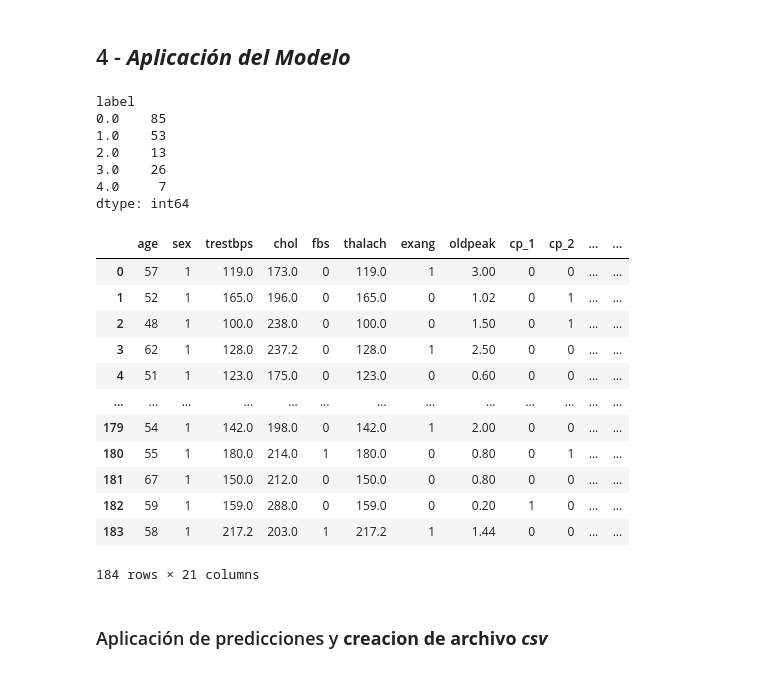
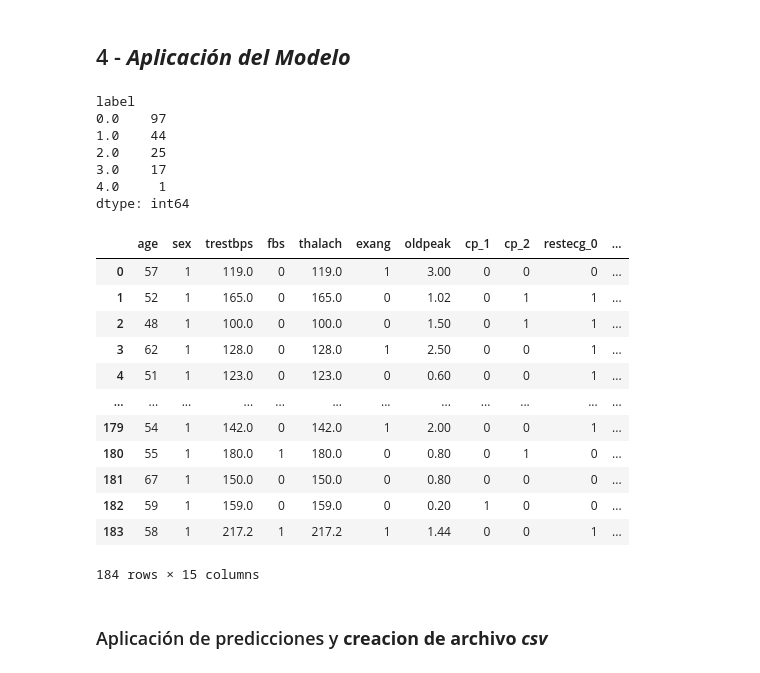
Before and after one commit to cmarty02/DATACADABRA_DataProject_3, a Jupyter notebook: data_raw/Data_Project_3_Cris.ipynb, the cells around one changed output. Saved outputs shown, nothing was run; the diff lists cells and outputs as text; code cells hidden in the pictures.

```diff
--- a/data_raw/Data_Project_3_Cris.ipynb
+++ b/data_raw/Data_Project_3_Cris.ipynb
@@ -421,7 +420,7 @@ float_cols = ['trestbps', 'chol', 'thalach', 'oldpeak']
 train_copy_b['chol'].replace(0, np.nan, inplace=True)
 
 # Step 1: Calculate the average 'chol' for each combination of age and gender
-average_chol = train_copy_b.groupby(['age', 'sex'])['chol'].mean()
+average_chol = train_copy_b.groupby(['age', 'sex'])['chol'].median()
 
 
 # Step 2: Fill in the missing values in the 'chol' column with the corresponding average value based on age and gender
@@ -1196,7 +1195,7 @@ test
 test_copy_a =  test.copy()
 
 # Step 1: Calculate the mode 'ca' for each age
-mode_ca_by_age = test_copy_a.groupby('age')['ca'].apply(lambda x: x.mode().iloc[0] if not x.mode().empty else None)
+mode_ca_by_age = test_copy_a.groupby('age')['ca'].max()
 
 # Fill in the missing values in the 'ca' column with the corresponding mode value based on age
 def fill_missing_ca(row):
@@ -1210,43 +1209,45 @@ test_copy_a['ca'] = test_copy_a.apply(fill_missing_ca, axis=1)
 
 #---------------------------
 # Step 2: Calculate the mode 'thal' for each age
-mode_thal_by_age = test_copy_a.groupby('age')['thal'].apply(lambda x: x.mode().iloc[0] if not x.mode().empty else None)
+mode_thal_by_age = test_copy_a.groupby('cp')['thal'].apply(lambda x: x.mode().iloc[0] if not x.mode().empty else None)
 
 # Fill in the missing values in the 'thal' column with the corresponding mode value based on age
 def fill_missing_thal(row):
     if pd.isnull(row['thal']):
-        age = row['age']
-        if age in mode_thal_by_age:
-            return mode_thal_by_age[age]
+        cp = row['cp']
+        if cp in mode_thal_by_age:
+            return mode_thal_by_age[cp]
     return row['thal']
 
 test_copy_a['thal'] = test_copy_a.apply(fill_missing_thal, axis=1)
 
-mode_slope_by_cp_restecg = test_copy_a.groupby(['cp', 'restecg'])['slope'].apply(lambda x: x.mode().iloc[0] if not x.mode().empty else np.nan)
 
 #---------------------------
+mode_slope_by_cp_restecg = test_copy_a.groupby(['exang', 'oldpeak'])['slope'].apply(lambda x: x.mode().iloc[0] if not x.mode().empty else np.nan)
+
+
 # Step 3: Fill in missing values in 'slope' based on the mode for the corresponding 'cp' and 'restecg' combination
 def fill_missing_slope(row):
     if pd.isnull(row['slope']):
-        cp = row['cp']
-        restecg = row['restecg']
-        if (cp, restecg) in mode_slope_by_cp_restecg:
-            return mode_slope_by_cp_restecg[(cp, restecg)]
+        exang = row['exang']
+        oldpeak = row['oldpeak']
+        if (exang, oldpeak) in mode_slope_by_cp_restecg:
+            return mode_slope_by_cp_restecg[(exang, oldpeak)]
     return row['slope']
 
 test_copy_a['slope'] = test_copy_a.apply(fill_missing_slope, axis=1)
 
 #---------------------------
 # Step 4: Group by 'cp' and 'age' and get the mode of 'fbs'
-mode_fbs_by_cp_age = test_copy_a.groupby(['age','cp'])['fbs'].apply(lambda x: x.mode().iloc[0] if not x.mode().empty else np.nan)
+mode_fbs_by_cp_age = test_copy_a.groupby(['sex','exang'])['fbs'].apply(lambda x: x.mode().iloc[0] if not x.mode().empty else np.nan)
 
 # Fill in missing values in 'fbs' based on the mode for the corresponding 'cp' and 'age' combination
 def fill_missing_fbs(row):
     if pd.isnull(row['fbs']):
-        cp = row['cp']
-        age = row['age']
-        if (cp, age) in mode_fbs_by_cp_age:
-            return mode_fbs_by_cp_age[(cp, age)]
+        exang = row['exang']
+        sex = row['sex']
+        if (exang, sex) in mode_fbs_by_cp_age:
+            return mode_fbs_by_cp_age[(exang, sex)]
     return row['fbs']
 
 test_copy_a['fbs'] = test_copy_a.apply(fill_missing_fbs, axis=1)
@@ -2047,51 +2032,51 @@ weighted avg       0.50      0.51      0.50       147
 # %%
 import pandas as pd
 
 # Copia del df TEST
-test_model = test_copy_b.copy()
+test_model = test_copy_dummy_d[selected_features].copy()
 
-#scaler = StandardScaler()
-#a = scaler.fit_transform(test_model)
+scaler = StandardScaler()
+a = scaler.fit_transform(test_model)
 
 # Agregar columna 'label' con las predicciones de LR
-#test_model['label'] = model_lr.predict(test_model)
+test_model['label'] = model_lr.predict(a)
 
 
 # Agregar columna 'label' con las predicciones de ADA BOOST
-test_model['label'] = ada_grid_search.predict(test_model)
+#test_model['label'] = ada_grid_search.predict(test_model)
 
 
 # Calcular la frecuencia de los valores de la variable 'label' usando groupby
 label_freq = test_model.groupby('label').size()
 
 print(label_freq)
 
 # Guardar el DataFrame modificado si es necesario
 test_model_csv = test_model
 
 # Mostrar el DataFrame modificado
 test_model
 # %% [output]
 label
-0.0    85
-1.0    53
-2.0    13
-3.0    26
-4.0     7
+0.0    97
+1.0    44
+2.0    25
+3.0    17
+4.0     1
 dtype: int64
-|  | age | sex | trestbps | chol | fbs | thalach | exang | oldpeak | cp_1 | cp_2 | ... | ... |
-| 0 | 57 | 1 | 119.0 | 173.0 | 0 | 119.0 | 1 | 3.00 | 0 | 0 | ... | ... |
-| 1 | 52 | 1 | 165.0 | 196.0 | 0 | 165.0 | 0 | 1.02 | 0 | 1 | ... | ... |
-| 2 | 48 | 1 | 100.0 | 238.0 | 0 | 100.0 | 0 | 1.50 | 0 | 1 | ... | ... |
-| 3 | 62 | 1 | 128.0 | 237.2 | 0 | 128.0 | 1 | 2.50 | 0 | 0 | ... | ... |
-| 4 | 51 | 1 | 123.0 | 175.0 | 0 | 123.0 | 0 | 0.60 | 0 | 0 | ... | ... |
-| ... | ... | ... | ... | ... | ... | ... | ... | ... | ... | ... | ... | ... |
-| 179 | 54 | 1 | 142.0 | 198.0 | 0 | 142.0 | 1 | 2.00 | 0 | 0 | ... | ... |
-| 180 | 55 | 1 | 180.0 | 214.0 | 1 | 180.0 | 0 | 0.80 | 0 | 1 | ... | ... |
-| 181 | 67 | 1 | 150.0 | 212.0 | 0 | 150.0 | 0 | 0.80 | 0 | 0 | ... | ... |
-| 182 | 59 | 1 | 159.0 | 288.0 | 0 | 159.0 | 0 | 0.20 | 1 | 0 | ... | ... |
-| 183 | 58 | 1 | 217.2 | 203.0 | 1 | 217.2 | 1 | 1.44 | 0 | 0 | ... | ... |
+|  | age | sex | trestbps | fbs | thalach | exang | oldpeak | cp_1 | cp_2 | restecg_0 | ... |
+| 0 | 57 | 1 | 119.0 | 0 | 119.0 | 1 | 3.00 | 0 | 0 | 0 | ... |
+| 1 | 52 | 1 | 165.0 | 0 | 165.0 | 0 | 1.02 | 0 | 1 | 1 | ... |
+| 2 | 48 | 1 | 100.0 | 0 | 100.0 | 0 | 1.50 | 0 | 1 | 1 | ... |
+| 3 | 62 | 1 | 128.0 | 0 | 128.0 | 1 | 2.50 | 0 | 0 | 1 | ... |
+| 4 | 51 | 1 | 123.0 | 0 | 123.0 | 0 | 0.60 | 0 | 0 | 1 | ... |
+| ... | ... | ... | ... | ... | ... | ... | ... | ... | ... | ... | ... |
+| 179 | 54 | 1 | 142.0 | 0 | 142.0 | 1 | 2.00 | 0 | 0 | 1 | ... |
+| 180 | 55 | 1 | 180.0 | 1 | 180.0 | 0 | 0.80 | 0 | 1 | 0 | ... |
+| 181 | 67 | 1 | 150.0 | 0 | 150.0 | 0 | 0.80 | 0 | 0 | 0 | ... |
+| 182 | 59 | 1 | 159.0 | 0 | 159.0 | 0 | 0.20 | 1 | 0 | 0 | ... |
+| 183 | 58 | 1 | 217.2 | 1 | 217.2 | 1 | 1.44 | 0 | 0 | 1 | ... |
-184 rows × 21 columns
+184 rows × 15 columns
 # %% [markdown]
 ### Aplicación de predicciones y **creacion de archivo *csv***
 # %%
```
Also changed, not shown: parts of 43 cells of this notebook, 2 other files.
